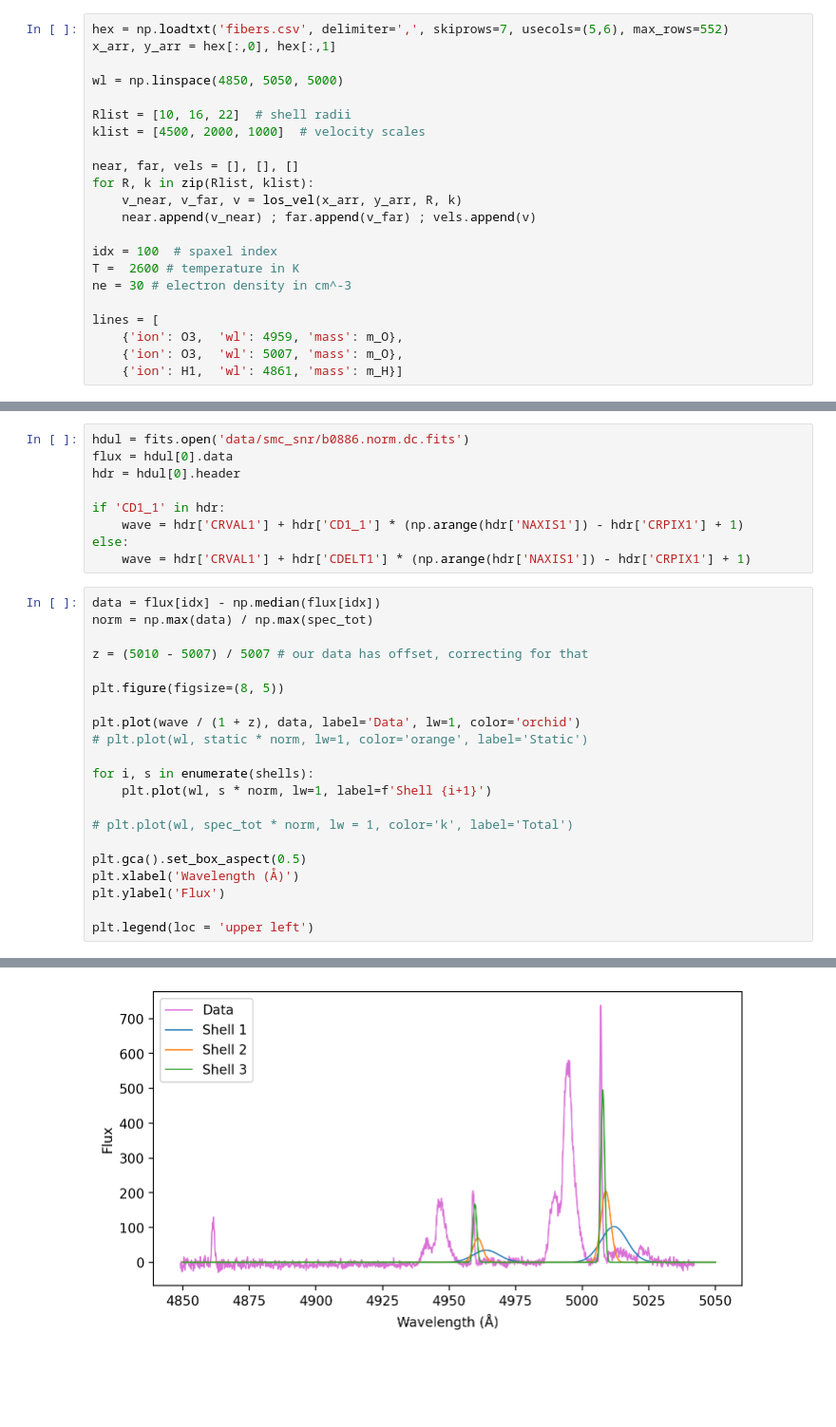
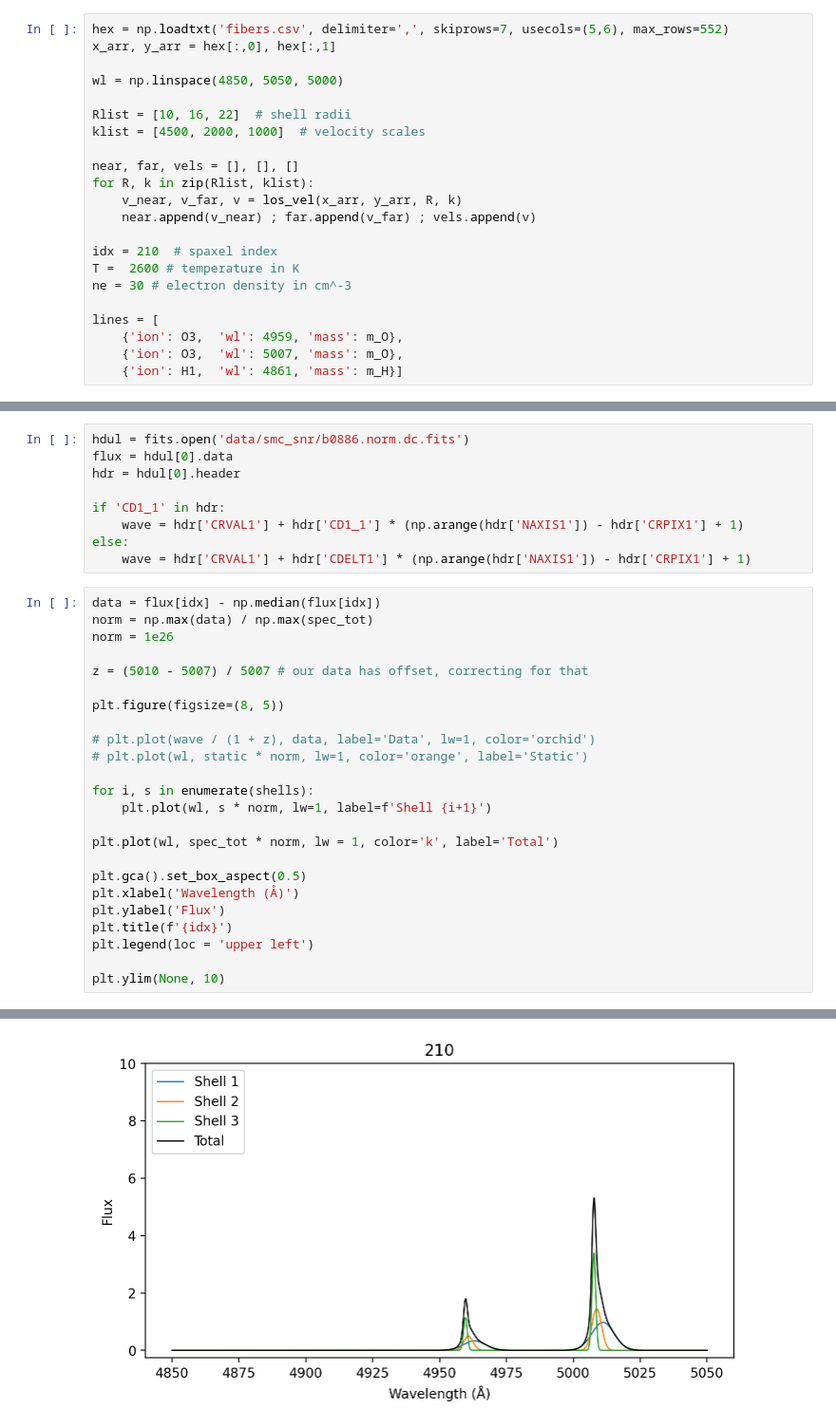
Before and after one commit to callumbloor/snr_stuff, a Jupyter notebook: linemodel.ipynb, the cells around one changed output, grey strips where cells are left out. Shown at 95% size. Cells and saved outputs as stored; diff of their text form; blank space fills up the shorter version.

```diff
--- a/linemodel.ipynb
+++ b/linemodel.ipynb
@@ -170,7 +151,7 @@ for R, k in zip(Rlist, klist):
     v_near, v_far, v = los_vel(x_arr, y_arr, R, k)
     near.append(v_near) ; far.append(v_far) ; vels.append(v)
 
-idx = 100  # spaxel index
+idx = 210  # spaxel index
 T =  2600 # temperature in K
 ne = 30 # electron density in cm^-3
 
@@ -222,22 +203,25 @@ else:
 # %%
 data = flux[idx] - np.median(flux[idx])
 norm = np.max(data) / np.max(spec_tot)
+norm = 1e26
 
 z = (5010 - 5007) / 5007 # our data has offset, correcting for that
 
 plt.figure(figsize=(8, 5))
 
-plt.plot(wave / (1 + z), data, label='Data', lw=1, color='orchid')
+# plt.plot(wave / (1 + z), data, label='Data', lw=1, color='orchid')
 # plt.plot(wl, static * norm, lw=1, color='orange', label='Static')
 
 for i, s in enumerate(shells):
     plt.plot(wl, s * norm, lw=1, label=f'Shell {i+1}')
 
-# plt.plot(wl, spec_tot * norm, lw = 1, color='k', label='Total')
+plt.plot(wl, spec_tot * norm, lw = 1, color='k', label='Total')
 
 plt.gca().set_box_aspect(0.5)
 plt.xlabel('Wavelength (Å)')
 plt.ylabel('Flux')
+plt.title(f'{idx}')
+plt.legend(loc = 'upper left')
 
-plt.legend(loc = 'upper left')
+plt.ylim(None, 10)
 # %% [output]
@@ -245,4 +229,4 @@ plt.legend(loc = 'upper left')
-[figure, old version]
+[figure, new version]
 # %%
 nearsum = near[0]
 r = 0.6
```
Also changed, not shown: parts of 6 cells of this notebook.
